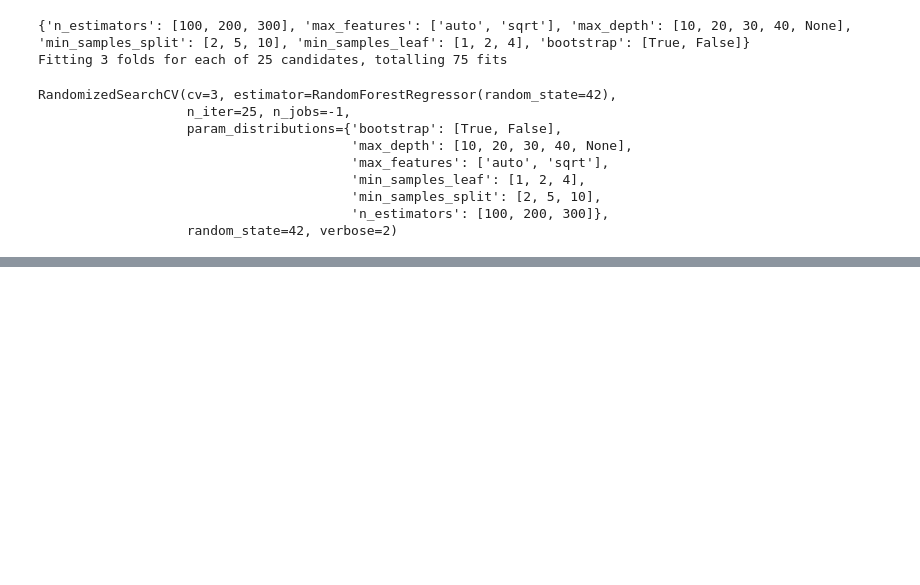
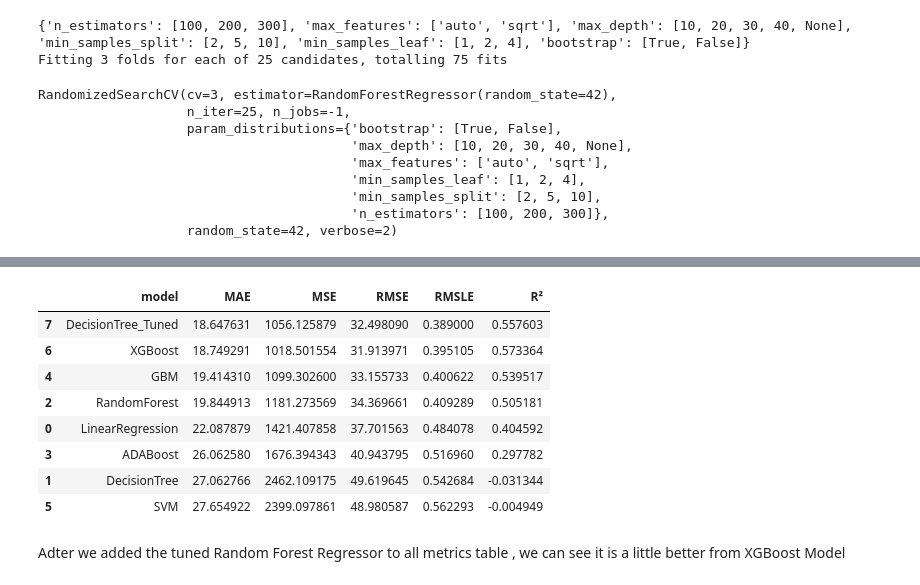
Before and after one commit to hajyhia/Airbnb_Berlin_Price_predic, a Jupyter notebook: Airbnb_Berlin_Model_Selection.ipynb, the cells around one changed output, grey strips where cells are left out. Saved outputs shown, nothing was run; the diff lists cells and outputs as text; code cells hidden in the pictures; blank space fills up the shorter version.

```diff
--- a/Airbnb_Berlin_Model_Selection.ipynb
+++ b/Airbnb_Berlin_Model_Selection.ipynb
@@ -837,0 +892,14 @@ def evaluate(model, test_features, test_labels):
+# %%
+models_list.sort_values('MAE')
+# %% [output]
+|  | model | MAE | MSE | RMSE | RMSLE | R² |
+| 7 | DecisionTree_Tuned | 18.647631 | 1056.125879 | 32.498090 | 0.389000 | 0.557603 |
+| 6 | XGBoost | 18.749291 | 1018.501554 | 31.913971 | 0.395105 | 0.573364 |
+| 4 | GBM | 19.414310 | 1099.302600 | 33.155733 | 0.400622 | 0.539517 |
+| 2 | RandomForest | 19.844913 | 1181.273569 | 34.369661 | 0.409289 | 0.505181 |
+| 0 | LinearRegression | 22.087879 | 1421.407858 | 37.701563 | 0.484078 | 0.404592 |
+| 3 | ADABoost | 26.062580 | 1676.394343 | 40.943795 | 0.516960 | 0.297782 |
+| 1 | DecisionTree | 27.062766 | 2462.109175 | 49.619645 | 0.542684 | -0.031344 |
+| 5 | SVM | 27.654922 | 2399.097861 | 48.980587 | 0.562293 | -0.004949 |
+# %% [markdown]
+Adter we added the tuned Random Forest Regressor to all metrics table , we can see it is a little better from XGBoost Model
```
Also changed, not shown: parts of 12 cells of this notebook.
